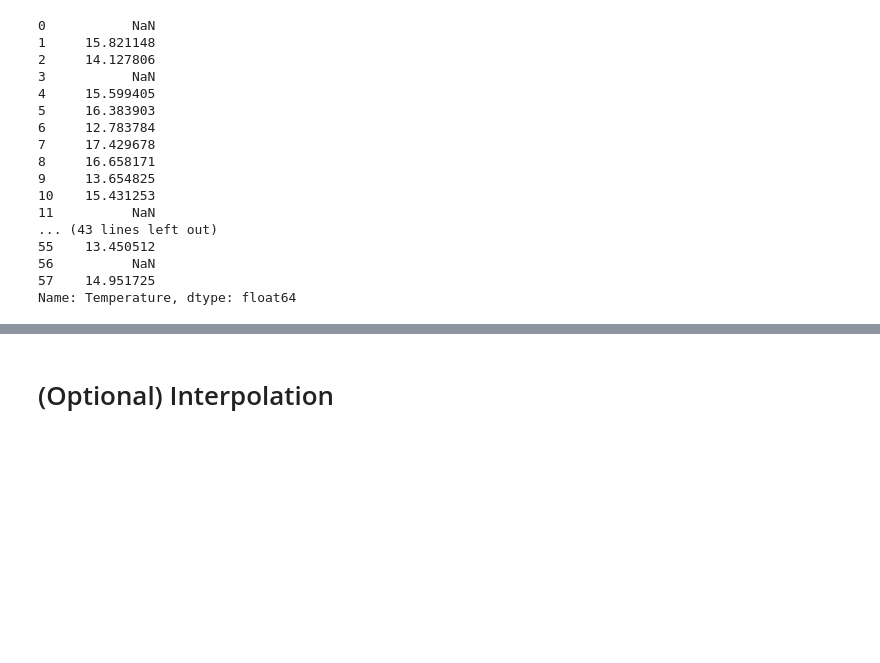
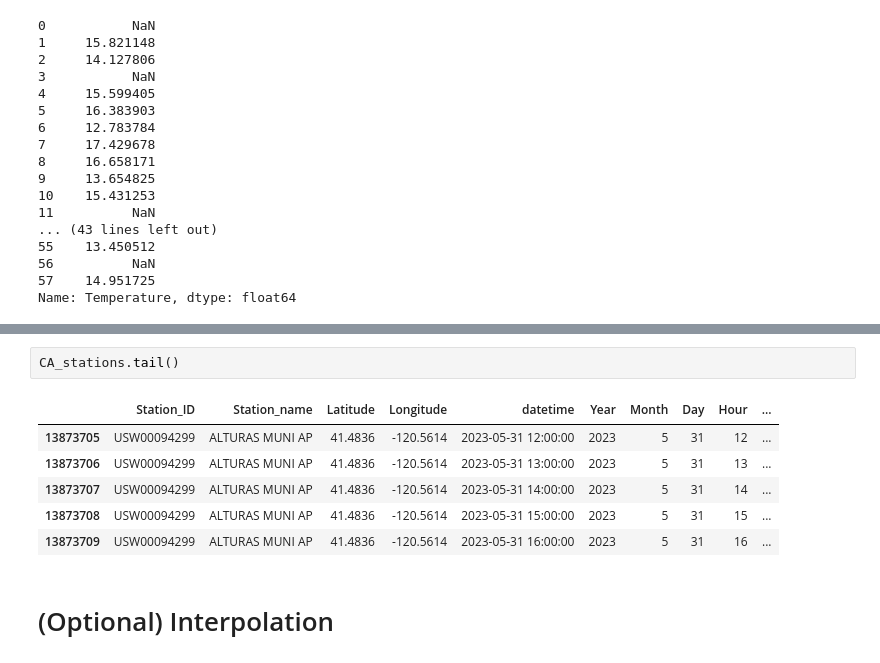
Before and after one commit to lizbethkr/PHIT-Project-1, a Jupyter notebook: notebooks/spatial_analysis.ipynb, the cells around one changed output, grey strips where cells are left out. Saved outputs shown, nothing was run; the diff lists cells and outputs as text; blank space fills up the shorter version.

```diff
--- a/notebooks/spatial_analysis.ipynb
+++ b/notebooks/spatial_analysis.ipynb
@@ -123,2 +125,11 @@ plt.show()
+# %%
+CA_stations.tail()
+# %% [output]
+|  | Station_ID | Station_name | Latitude | Longitude | datetime | Year | Month | Day | Hour | ... |
+| 13873705 | USW00094299 | ALTURAS MUNI AP | 41.4836 | -120.5614 | 2023-05-31 12:00:00 | 2023 | 5 | 31 | 12 | ... |
+| 13873706 | USW00094299 | ALTURAS MUNI AP | 41.4836 | -120.5614 | 2023-05-31 13:00:00 | 2023 | 5 | 31 | 13 | ... |
+| 13873707 | USW00094299 | ALTURAS MUNI AP | 41.4836 | -120.5614 | 2023-05-31 14:00:00 | 2023 | 5 | 31 | 14 | ... |
+| 13873708 | USW00094299 | ALTURAS MUNI AP | 41.4836 | -120.5614 | 2023-05-31 15:00:00 | 2023 | 5 | 31 | 15 | ... |
+| 13873709 | USW00094299 | ALTURAS MUNI AP | 41.4836 | -120.5614 | 2023-05-31 16:00:00 | 2023 | 5 | 31 | 16 | ... |
 # %% [markdown]
 # (Optional) Interpolation
```
Also changed, not shown: parts of 3 cells of this notebook, 1 other file.
